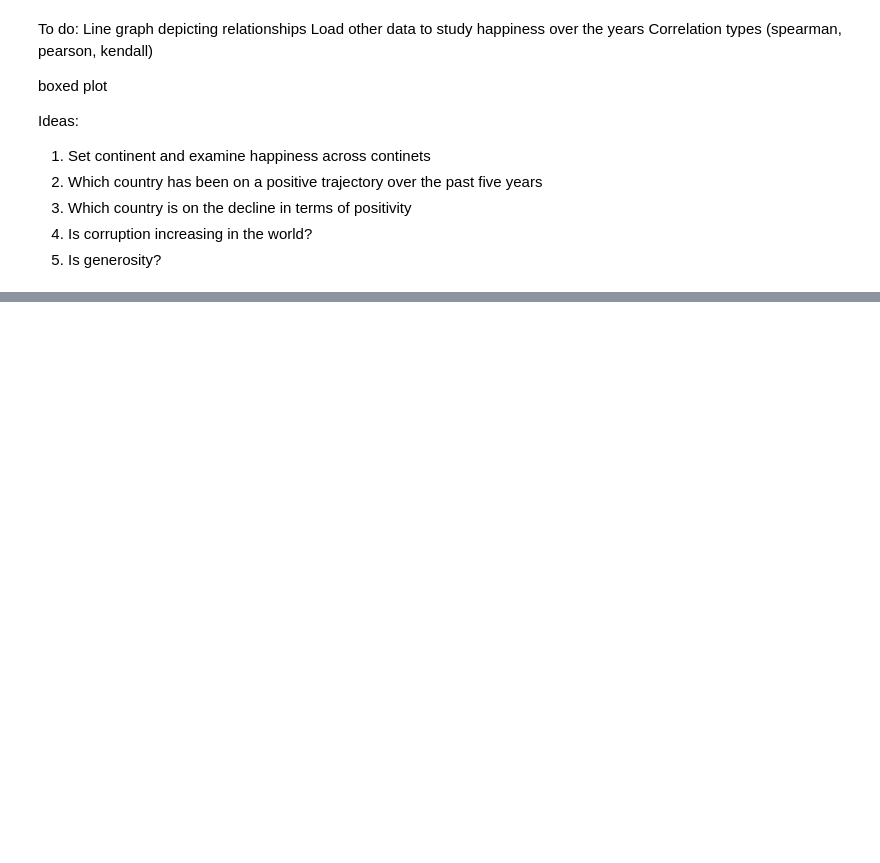
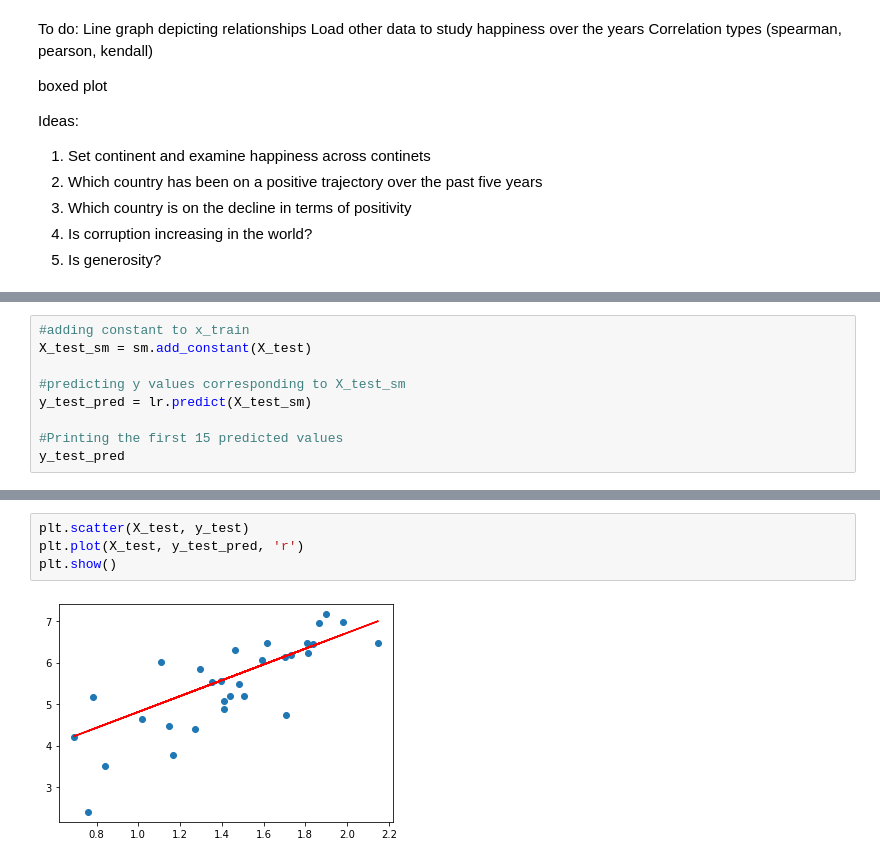
Before and after one commit to lauxpaux/HappinessResearch, a Jupyter notebook: HappinessDataExploration.ipynb, the cells around one changed output, grey strips where cells are left out. Cells and saved outputs as stored; diff of their text form; blank space fills up the shorter version.

```diff
--- a/HappinessDataExploration.ipynb
+++ b/HappinessDataExploration.ipynb
@@ -594,0 +671,9 @@ customPal = sns.set_palette(sns.color_palette(colors))
+# %%
+#adding constant to x_train
+X_test_sm = sm.add_constant(X_test)
+
+#predicting y values corresponding to X_test_sm
+y_test_pred = lr.predict(X_test_sm)
+
+#Printing the first 15 predicted values
+y_test_pred
@@ -594,0 +707,6 @@ customPal = sns.set_palette(sns.color_palette(colors))
+# %%
+plt.scatter(X_test, y_test)
+plt.plot(X_test, y_test_pred, 'r')
+plt.show()
+# %% [output]
+[figure, added]
```
Also changed, not shown: parts of 15 cells of this notebook.
